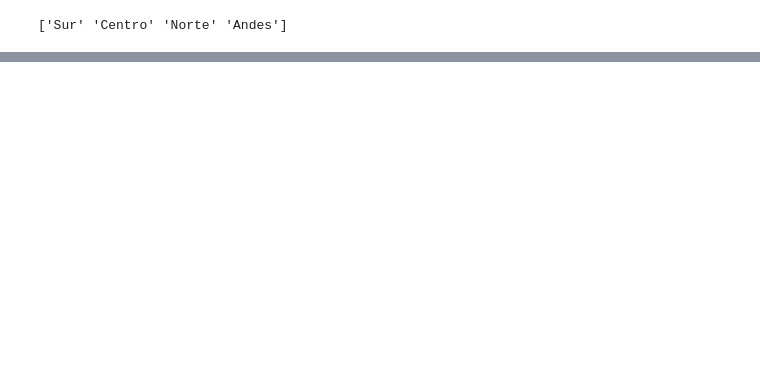
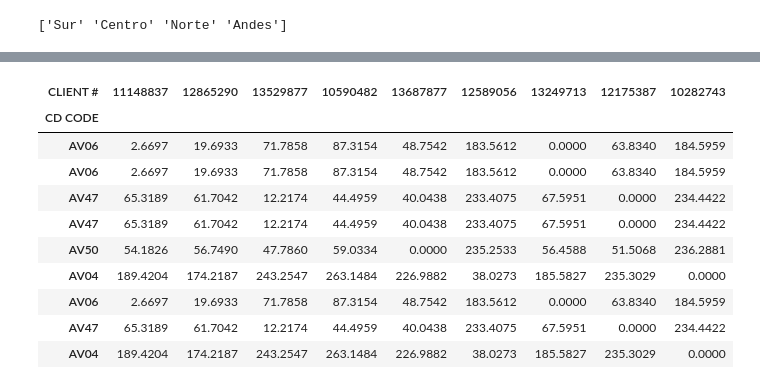
Before and after one commit to Amelie-Mad/logistics, a Jupyter notebook: fede.ipynb, the cells around one changed output, grey strips where cells are left out. Cells and saved outputs as stored; diff of their text form; code cells hidden in the pictures; blank space fills up the shorter version.

Commit message:
fede cost matrix

```diff
--- a/fede.ipynb
+++ b/fede.ipynb
@@ -122,0 +216,4 @@ URLError: <urlopen error [SSL: CERTIFICATE_VERIFY_FAILED] certificate verify fai
+# %%
+filepath = 'https://github.com/Amelie-Mad/logistics/raw/main/'
+clients = pd.read_csv(filepath + 'Coordenadas%20Clientes.csv', encoding='latin1')
+clients
@@ -122,0 +234,3 @@ URLError: <urlopen error [SSL: CERTIFICATE_VERIFY_FAILED] certificate verify fai
+# %%
+clients_filtered = clients[['CD CODE', 'CLIENT #', 'REGULAR FREQUENCY', 'LATITUDE', 'LENGTH']]
+clients_filtered
@@ -122,0 +251,3 @@ URLError: <urlopen error [SSL: CERTIFICATE_VERIFY_FAILED] certificate verify fai
+# %%
+merged_data = pd.merge(random_customers, clients_filtered, left_on='CodigoCliente', right_on='CLIENT #', how='inner')
+merged_data
@@ -122,0 +547,42 @@ URLError: <urlopen error [SSL: CERTIFICATE_VERIFY_FAILED] certificate verify fai
+# %%
+import pandas as pd
+import requests
+
+def get_distance(frm, to):
+    url = f"https://router.project-osrm.org/route/v1/driving/{frm[1]},{frm[0]};{to[1]},{to[0]}?overview=false"
+    response = requests.get(url)
+    data = response.json()
+    return data['routes'][0]['distance'] / 1000  # Convert meters to km
+
+# Unique DCs and Customers
+dc_coords = merged_data[['CD CODE', 'LATITUDE', 'LENGTH']].drop_duplicates().set_index('CD CODE')
+client_coords = merged_data[['CLIENT #', 'LATITUDE', 'LENGTH']].drop_duplicates().set_index('CLIENT #')
+
+# Build empty distance matrix
+distance_matrix = pd.DataFrame(index=dc_coords.index, columns=client_coords.index)
+
+# Fill the matrix with distances
+for dc_id, dc_row in dc_coords.iterrows():
+    frm = (dc_row['LATITUDE'], dc_row['LENGTH'])
+
+    for client_id, cl_row in client_coords.iterrows():
+        to = (cl_row['LATITUDE'], cl_row['LENGTH'])
+        distance_km = get_distance(frm, to)
+        distance_matrix.at[dc_id, client_id] = distance_km
+
+# Optional: convert values to float
+distance_matrix = distance_matrix.astype(float)
+# %%
+distance_matrix
+# %% [output]
+| CLIENT # | 11148837 | 12865290 | 13529877 | 10590482 | 13687877 | 12589056 | 13249713 | 12175387 | 10282743 |
+| CD CODE |  |  |  |  |  |  |  |  |  |
+| AV06 | 2.6697 | 19.6933 | 71.7858 | 87.3154 | 48.7542 | 183.5612 | 0.0000 | 63.8340 | 184.5959 |
+| AV06 | 2.6697 | 19.6933 | 71.7858 | 87.3154 | 48.7542 | 183.5612 | 0.0000 | 63.8340 | 184.5959 |
+| AV47 | 65.3189 | 61.7042 | 12.2174 | 44.4959 | 40.0438 | 233.4075 | 67.5951 | 0.0000 | 234.4422 |
+| AV47 | 65.3189 | 61.7042 | 12.2174 | 44.4959 | 40.0438 | 233.4075 | 67.5951 | 0.0000 | 234.4422 |
+| AV50 | 54.1826 | 56.7490 | 47.7860 | 59.0334 | 0.0000 | 235.2533 | 56.4588 | 51.5068 | 236.2881 |
+| AV04 | 189.4204 | 174.2187 | 243.2547 | 263.1484 | 226.9882 | 38.0273 | 185.5827 | 235.3029 | 0.0000 |
+| AV06 | 2.6697 | 19.6933 | 71.7858 | 87.3154 | 48.7542 | 183.5612 | 0.0000 | 63.8340 | 184.5959 |
+| AV47 | 65.3189 | 61.7042 | 12.2174 | 44.4959 | 40.0438 | 233.4075 | 67.5951 | 0.0000 | 234.4422 |
+| AV04 | 189.4204 | 174.2187 | 243.2547 | 263.1484 | 226.9882 | 38.0273 | 185.5827 | 235.3029 | 0.0000 |
```
Also changed, not shown: parts of 29 cells of this notebook.
